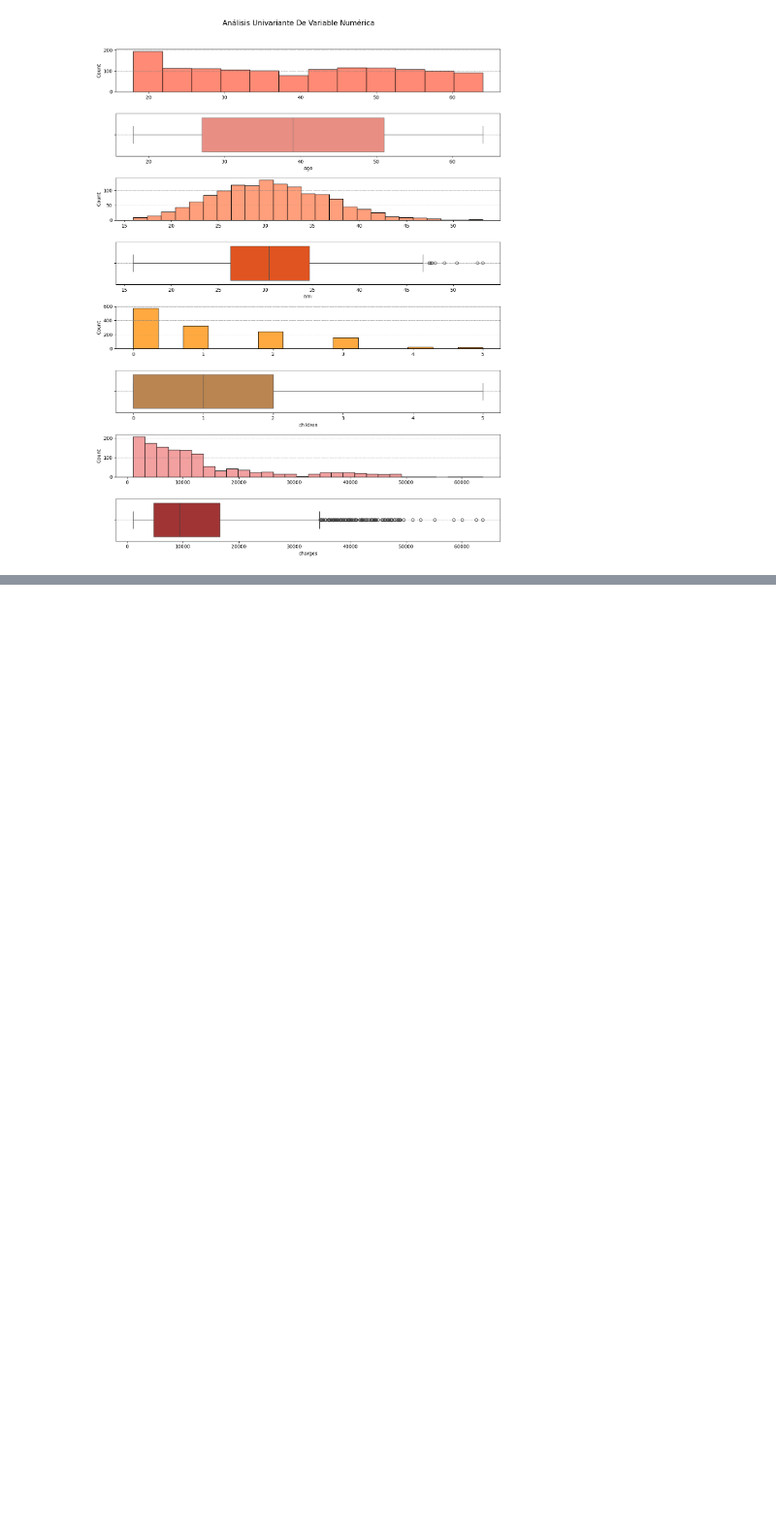
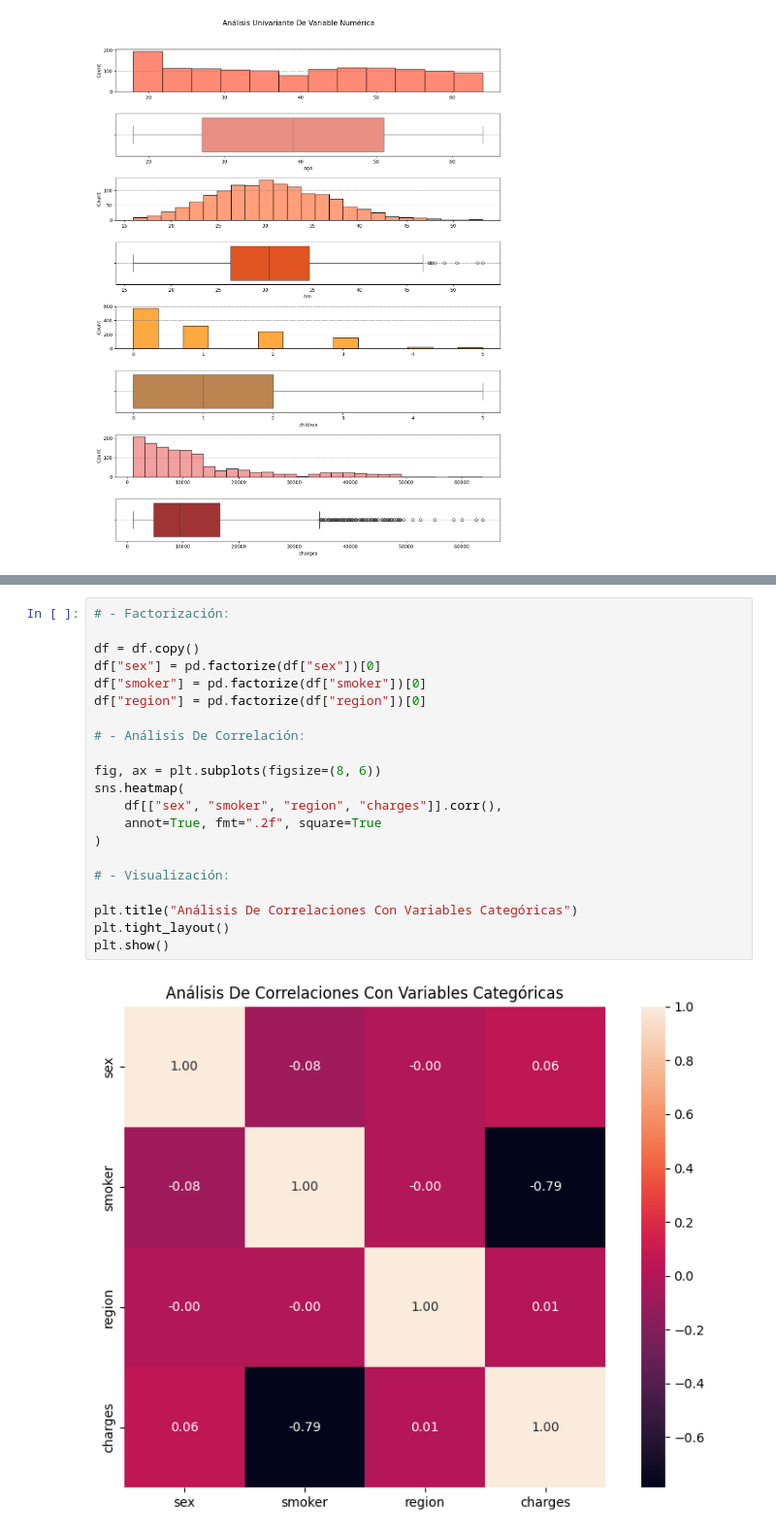
Before and after one commit to meneses-ls/4Geeks-16-Machine-Learning-Lineal-Regression, a Jupyter notebook: src/explore.ipynb, the cells around one changed output, grey strips where cells are left out. Shown: that part at 97% size. Drawn from its saved outputs; the diff is of its cells as text; blank space fills up the shorter version.

```diff
--- a/src/explore.ipynb
+++ b/src/explore.ipynb
@@ -177,0 +199,23 @@ plt.show()
+# %%
+# - Factorización:
+
+df = df.copy()
+df["sex"] = pd.factorize(df["sex"])[0]
+df["smoker"] = pd.factorize(df["smoker"])[0]
+df["region"] = pd.factorize(df["region"])[0]
+
+# - Análisis De Correlación:
+
+fig, ax = plt.subplots(figsize=(8, 6))
+sns.heatmap(
+    df[["sex", "smoker", "region", "charges"]].corr(),
+    annot=True, fmt=".2f", square=True
+)
+
+# - Visualización:
+
+plt.title("Análisis De Correlaciones Con Variables Categóricas")
+plt.tight_layout()
+plt.show()
+# %% [output]
+[figure, added]
```
Also changed, not shown: parts of 23 cells of this notebook.
